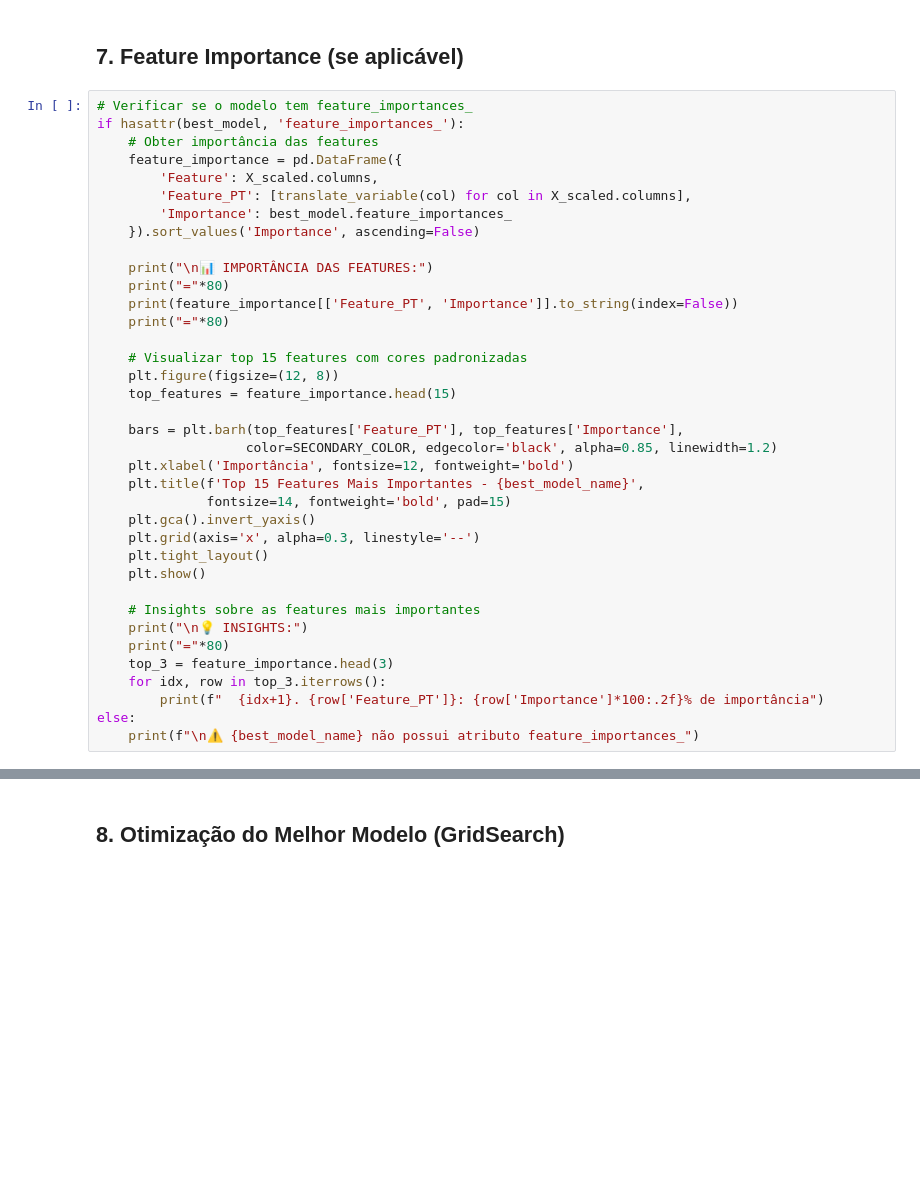
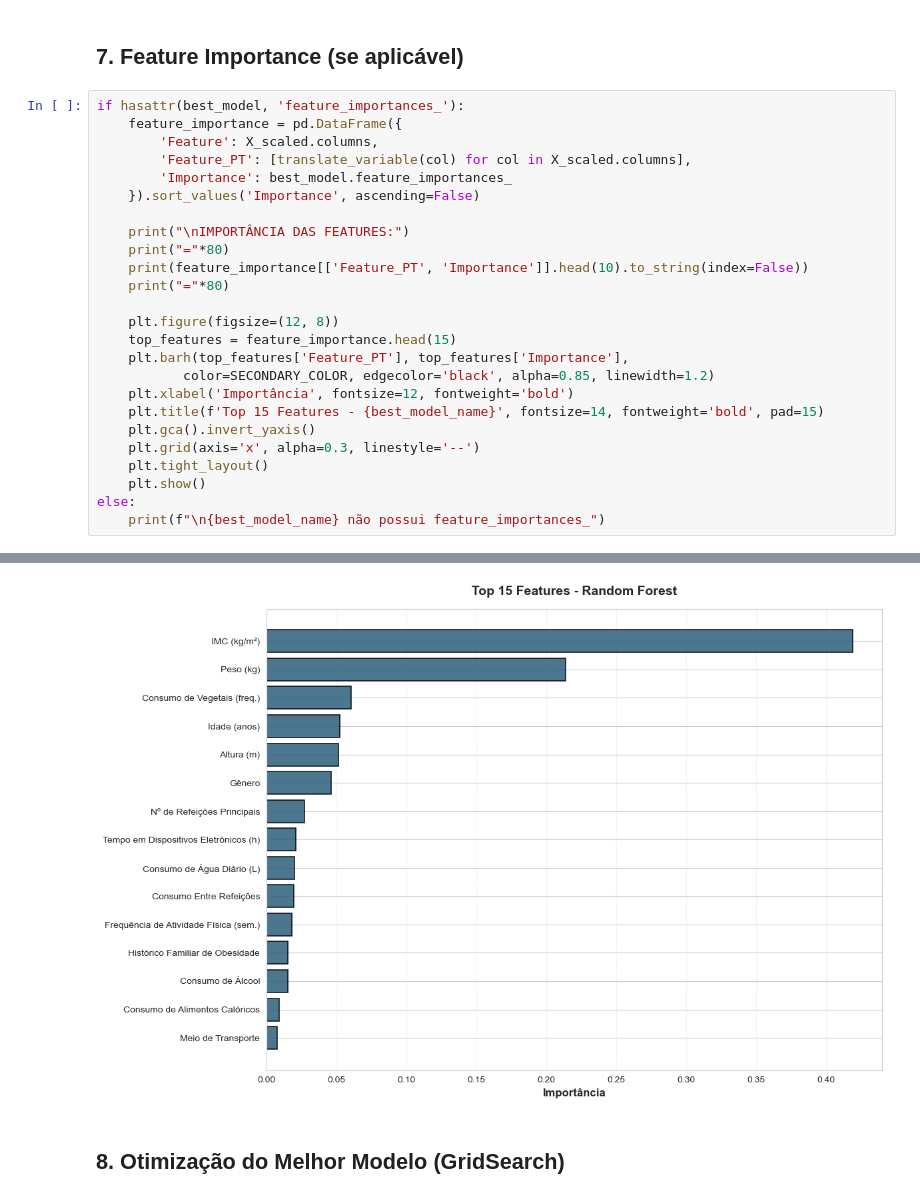
Before and after one commit to nykosx/fiap-tech-challenge-fase4, a Jupyter notebook: notebooks/02_model_training.ipynb, the cells around one changed output, grey strips where cells are left out. Cells and saved outputs as stored; diff of their text form; blank space fills up the shorter version.

```diff
--- a/notebooks/02_model_training.ipynb
+++ b/notebooks/02_model_training.ipynb
@@ -288,39 +318,28 @@ print("="*70)
 # %% [markdown]
 ## 7. Feature Importance (se aplicável)
 # %%
-# Verificar se o modelo tem feature_importances_
 if hasattr(best_model, 'feature_importances_'):
-    # Obter importância das features
     feature_importance = pd.DataFrame({
         'Feature': X_scaled.columns,
         'Feature_PT': [translate_variable(col) for col in X_scaled.columns],
         'Importance': best_model.feature_importances_
     }).sort_values('Importance', ascending=False)
 
-    print("\n📊 IMPORTÂNCIA DAS FEATURES:")
+    print("\nIMPORTÂNCIA DAS FEATURES:")
     print("="*80)
-    print(feature_importance[['Feature_PT', 'Importance']].to_string(index=False))
+    print(feature_importance[['Feature_PT', 'Importance']].head(10).to_string(index=False))
     print("="*80)
 
-    # Visualizar top 15 features com cores padronizadas
     plt.figure(figsize=(12, 8))
     top_features = feature_importance.head(15)
-
-    bars = plt.barh(top_features['Feature_PT'], top_features['Importance'],
-                   color=SECONDARY_COLOR, edgecolor='black', alpha=0.85, linewidth=1.2)
+    plt.barh(top_features['Feature_PT'], top_features['Importance'],
+           color=SECONDARY_COLOR, edgecolor='black', alpha=0.85, linewidth=1.2)
     plt.xlabel('Importância', fontsize=12, fontweight='bold')
-    plt.title(f'Top 15 Features Mais Importantes - {best_model_name}',
-              fontsize=14, fontweight='bold', pad=15)
+    plt.title(f'Top 15 Features - {best_model_name}', fontsize=14, fontweight='bold', pad=15)
     plt.gca().invert_yaxis()
     plt.grid(axis='x', alpha=0.3, linestyle='--')
     plt.tight_layout()
     plt.show()
-
-    # Insights sobre as features mais importantes
-    print("\n💡 INSIGHTS:")
-    print("="*80)
-    top_3 = feature_importance.head(3)
-    for idx, row in top_3.iterrows():
-        print(f"  {idx+1}. {row['Feature_PT']}: {row['Importance']*100:.2f}% de importância")
 else:
-    print(f"\n⚠️ {best_model_name} não possui atributo feature_importances_")
+    print(f"\n{best_model_name} não possui feature_importances_")
+# %% [output]
@@ -327,3 +360,4 @@ else:
+[figure, added]
 # %% [markdown]
 ## 8. Otimização do Melhor Modelo (GridSearch)
 # %%
```
Also changed, not shown: parts of 25 cells of this notebook, 32 other files.
